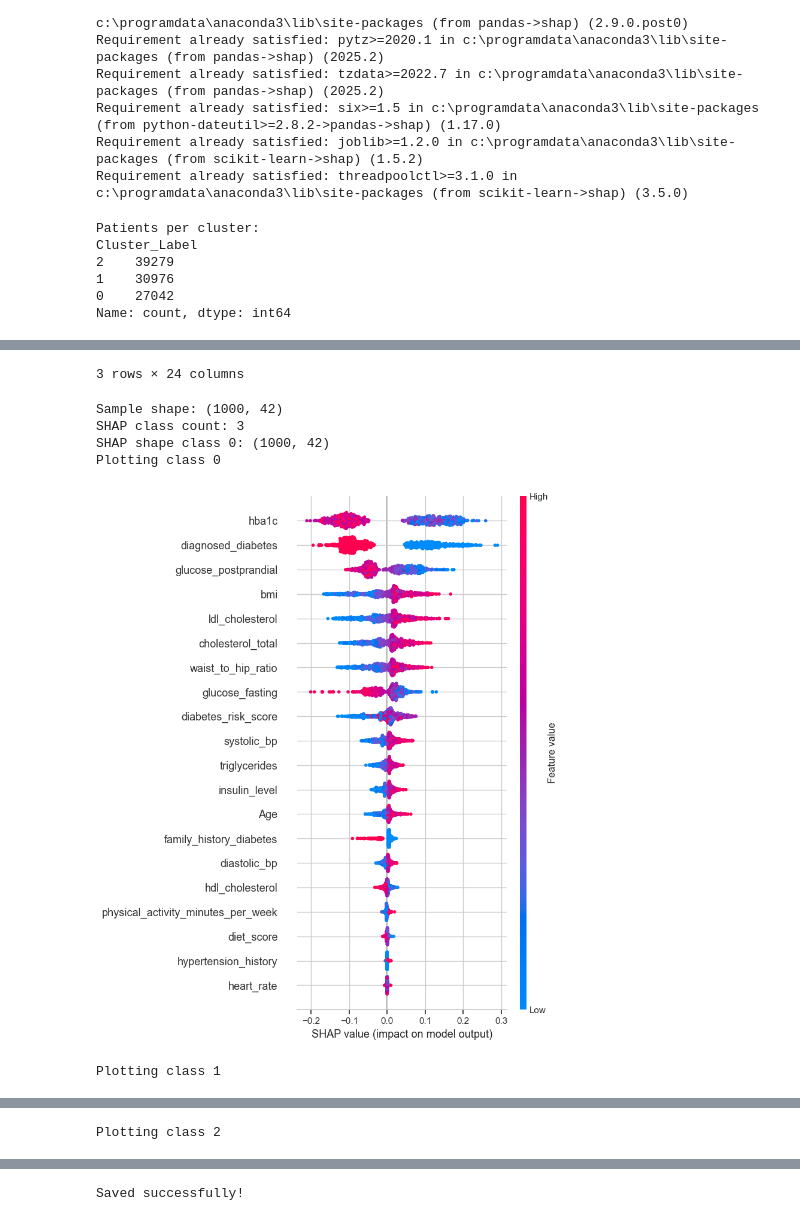
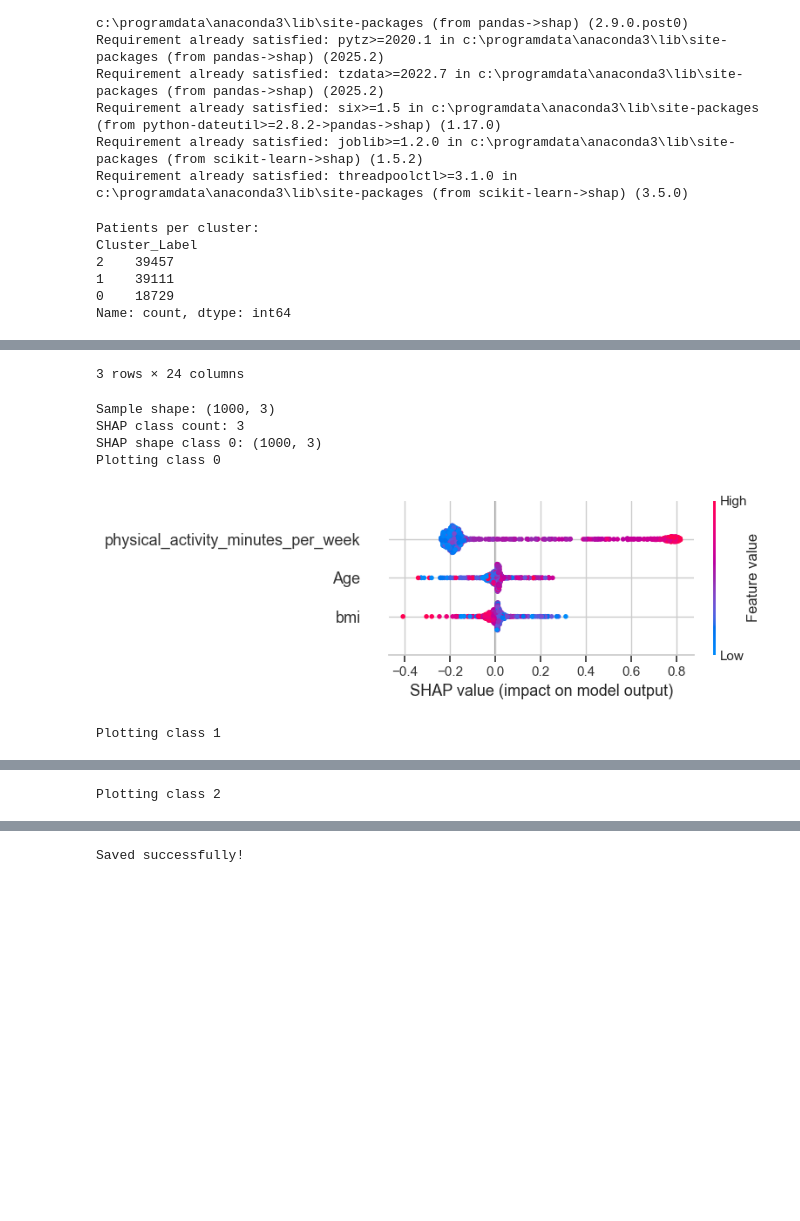
Before and after one commit to AidanSm2103/MLG382_Project_1, a Jupyter notebook: Notebooks/Member 2 Segmentation model.ipynb, the cells around one changed output, grey strips where cells are left out. Cells and saved outputs as stored; diff of their text form; code cells hidden in the pictures; blank space fills up the shorter version.

Commit message:
Adjusted kmeans models

```diff
--- a/Notebooks/Member 2 Segmentation model.ipynb
+++ b/Notebooks/Member 2 Segmentation model.ipynb
@@ -38,20 +38,19 @@ sns.set_theme(style="whitegrid")
 df = pd.read_csv('Diabetes_and_LifeStyle_Dataset_.csv')
 
 
-features_to_drop = ['diabetes_stage', 'Patient_ID']
-clustering_data = df.drop(columns=[col for col in features_to_drop if col in df.columns])
-
-
-clustering_data_encoded = pd.get_dummies(clustering_data, drop_first=True)
+clustering_data = df[['bmi', 'Age', 'physical_activity_minutes_per_week']]
 
 
 scaler = StandardScaler()
-scaled_features = scaler.fit_transform(clustering_data_encoded)
 
-scaled_df = pd.DataFrame(scaled_features, columns=clustering_data_encoded.columns)
+scaled_features = scaler.fit_transform(clustering_data)
 
+scaled_df = pd.DataFrame(
+    scaled_features,
+    columns=clustering_data.columns
+)
 
-kmeans = KMeans(n_clusters=3, random_state=42, n_init='auto')
+kmeans = KMeans(n_clusters=3, random_state=42, n_init=10)
 
 
 cluster_labels = kmeans.fit_predict(scaled_df)
@@ -106,9 +105,9 @@ plt.show()
 # %% [output]
 Patients per cluster:
 Cluster_Label
-2    39279
-1    30976
-0    27042
+2    39457
+1    39111
+0    18729
 Name: count, dtype: int64
 |  | Age | alcohol_consumption_per_week | physical_activity_minutes_per_week | diet_score | sleep_hours_per_day | ... |
 | Cluster_Label |  |  |  |  |  | ... |
@@ -118,7 +117,7 @@ Name: count, dtype: int64
 3 rows × 24 columns
-Sample shape: (1000, 42)
+Sample shape: (1000, 3)
 SHAP class count: 3
-SHAP shape class 0: (1000, 42)
+SHAP shape class 0: (1000, 3)
 Plotting class 0
-[figure, old version]
+[figure, new version]
 Plotting class 1
```
Also changed, not shown: parts of 1 cell of this notebook, 2 other files.
